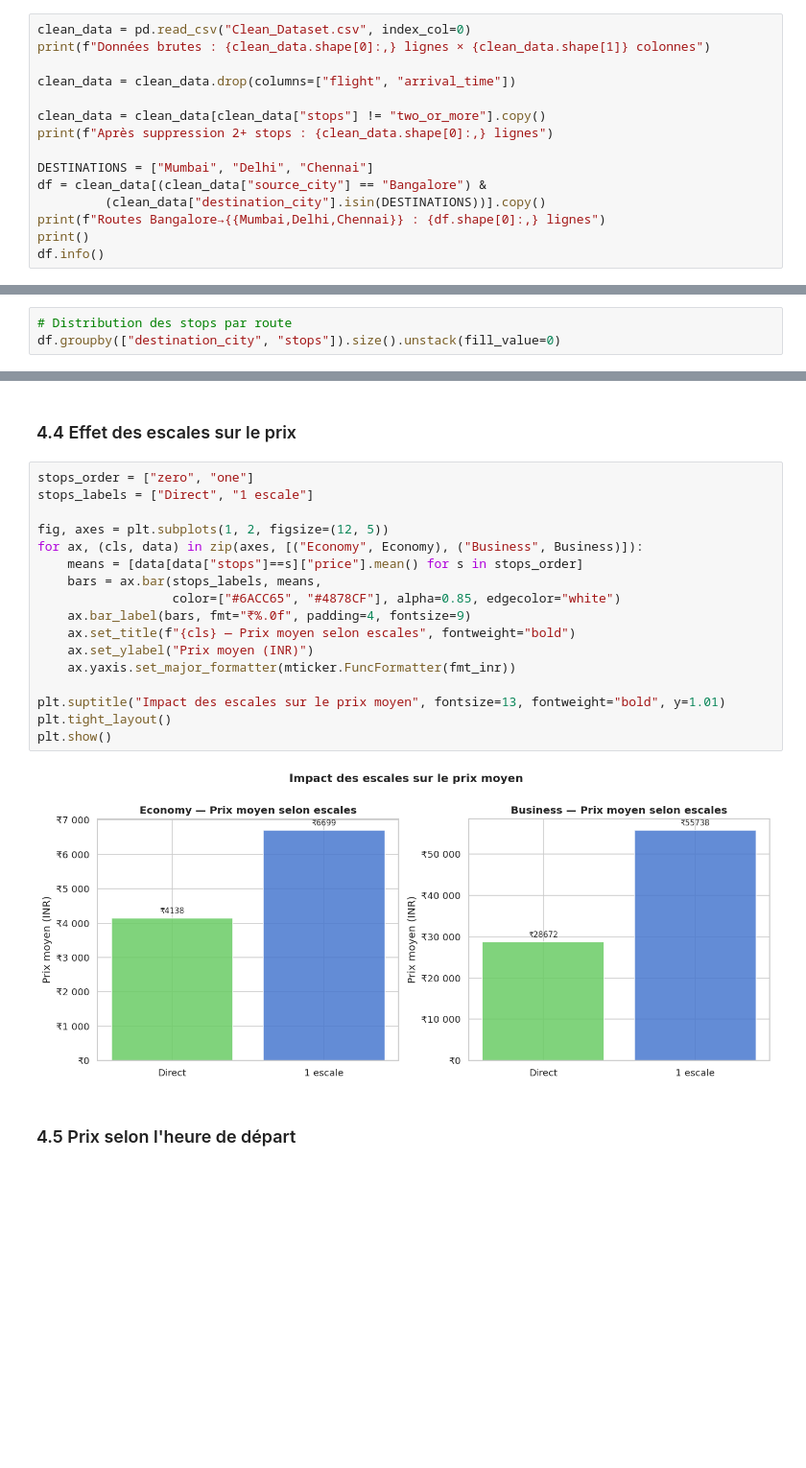
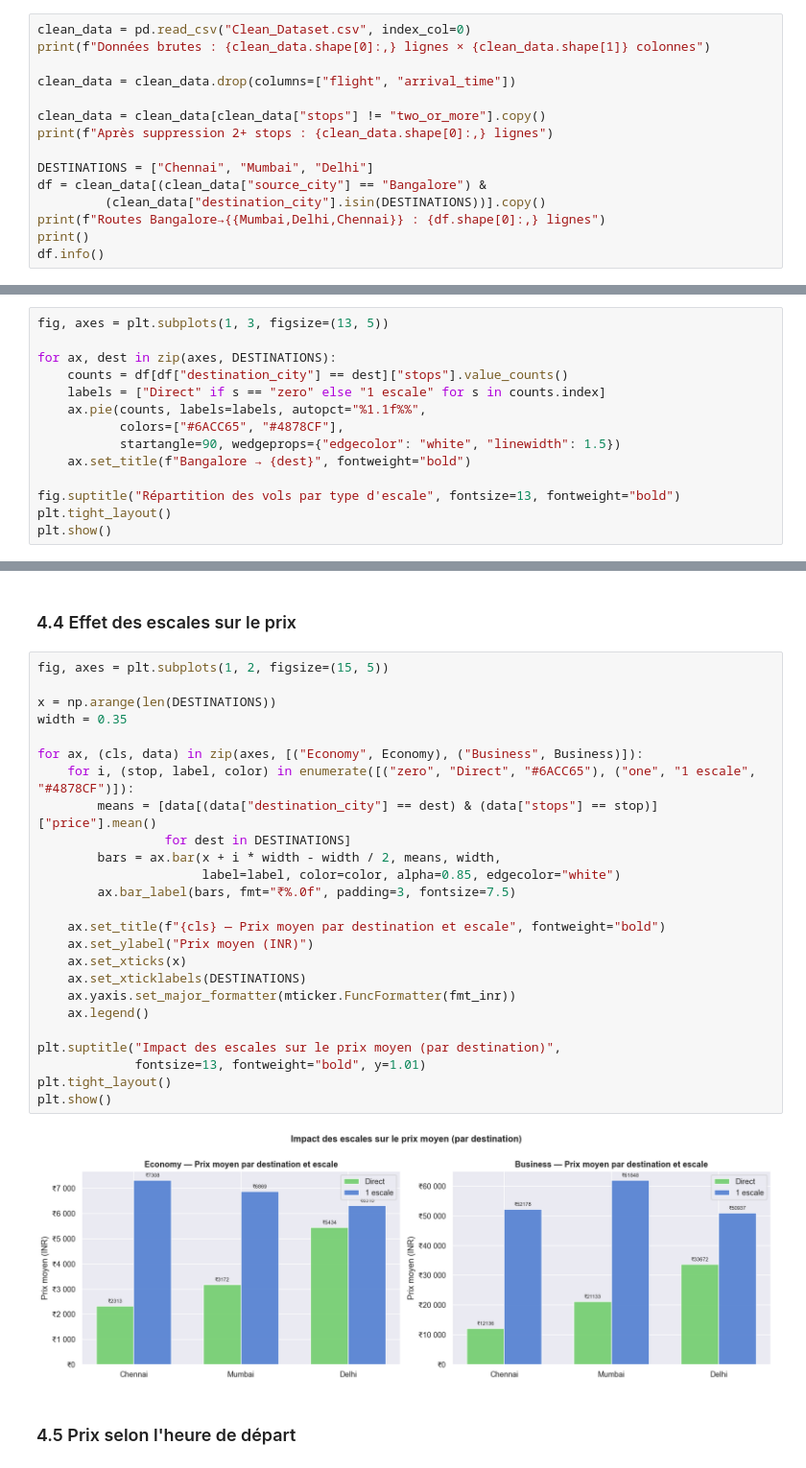
Before and after one commit to ZouhairSaitout/traitement_de_donnees, a Jupyter notebook: analyse_vols_bangalore.ipynb, the cells around one changed output, grey strips where cells are left out. Shown at 96% size. Cells and saved outputs as stored; diff of their text form; blank space fills up the shorter version.

```diff
--- a/analyse_vols_bangalore.ipynb
+++ b/analyse_vols_bangalore.ipynb
@@ -26,7 +26,7 @@ clean_data = clean_data.drop(columns=["flight", "arrival_time"])
 clean_data = clean_data[clean_data["stops"] != "two_or_more"].copy()
 print(f"Après suppression 2+ stops : {clean_data.shape[0]:,} lignes")
 
-DESTINATIONS = ["Mumbai", "Delhi", "Chennai"]
+DESTINATIONS = ["Chennai", "Mumbai", "Delhi"]
 df = clean_data[(clean_data["source_city"] == "Bangalore") &
          (clean_data["destination_city"].isin(DESTINATIONS))].copy()
 print(f"Routes Bangalore→{{Mumbai,Delhi,Chennai}} : {df.shape[0]:,} lignes")
@@ -72,6 +72,17 @@ days_left           0
 price               0
 dtype: int64
 # %%
-# Distribution des stops par route
-df.groupby(["destination_city", "stops"]).size().unstack(fill_value=0)
+fig, axes = plt.subplots(1, 3, figsize=(13, 5))
+
+for ax, dest in zip(axes, DESTINATIONS):
+    counts = df[df["destination_city"] == dest]["stops"].value_counts()
+    labels = ["Direct" if s == "zero" else "1 escale" for s in counts.index]
+    ax.pie(counts, labels=labels, autopct="%1.1f%%",
+           colors=["#6ACC65", "#4878CF"],
+           startangle=90, wedgeprops={"edgecolor": "white", "linewidth": 1.5})
+    ax.set_title(f"Bangalore → {dest}", fontweight="bold")
+
+fig.suptitle("Répartition des vols par type d'escale", fontsize=13, fontweight="bold")
+plt.tight_layout()
+plt.show()
 # %% [output]
@@ -206,24 +213,32 @@ Passing `palette` without assigning `hue` is deprecated and will be removed in v
 # %% [markdown]
 ### 4.4 Effet des escales sur le prix
 # %%
-stops_order = ["zero", "one"]
-stops_labels = ["Direct", "1 escale"]
+fig, axes = plt.subplots(1, 2, figsize=(15, 5))
 
-fig, axes = plt.subplots(1, 2, figsize=(12, 5))
+x = np.arange(len(DESTINATIONS))
+width = 0.35
+
 for ax, (cls, data) in zip(axes, [("Economy", Economy), ("Business", Business)]):
-    means = [data[data["stops"]==s]["price"].mean() for s in stops_order]
-    bars = ax.bar(stops_labels, means,
-                  color=["#6ACC65", "#4878CF"], alpha=0.85, edgecolor="white")
-    ax.bar_label(bars, fmt="₹%.0f", padding=4, fontsize=9)
-    ax.set_title(f"{cls} — Prix moyen selon escales", fontweight="bold")
+    for i, (stop, label, color) in enumerate([("zero", "Direct", "#6ACC65"), ("one", "1 escale", "#4878CF")]):
+        means = [data[(data["destination_city"] == dest) & (data["stops"] == stop)]["price"].mean()
+                 for dest in DESTINATIONS]
+        bars = ax.bar(x + i * width - width / 2, means, width,
+                      label=label, color=color, alpha=0.85, edgecolor="white")
+        ax.bar_label(bars, fmt="₹%.0f", padding=3, fontsize=7.5)
+
+    ax.set_title(f"{cls} — Prix moyen par destination et escale", fontweight="bold")
     ax.set_ylabel("Prix moyen (INR)")
+    ax.set_xticks(x)
+    ax.set_xticklabels(DESTINATIONS)
     ax.yaxis.set_major_formatter(mticker.FuncFormatter(fmt_inr))
+    ax.legend()
 
-plt.suptitle("Impact des escales sur le prix moyen", fontsize=13, fontweight="bold", y=1.01)
+plt.suptitle("Impact des escales sur le prix moyen (par destination)",
+             fontsize=13, fontweight="bold", y=1.01)
 plt.tight_layout()
 plt.show()
 # %% [output]
-[figure, old version]
+[figure, new version]
 # %% [markdown]
 ### 4.5 Prix selon l'heure de départ
 # %%
```
Also changed, not shown: parts of 24 cells of this notebook.
